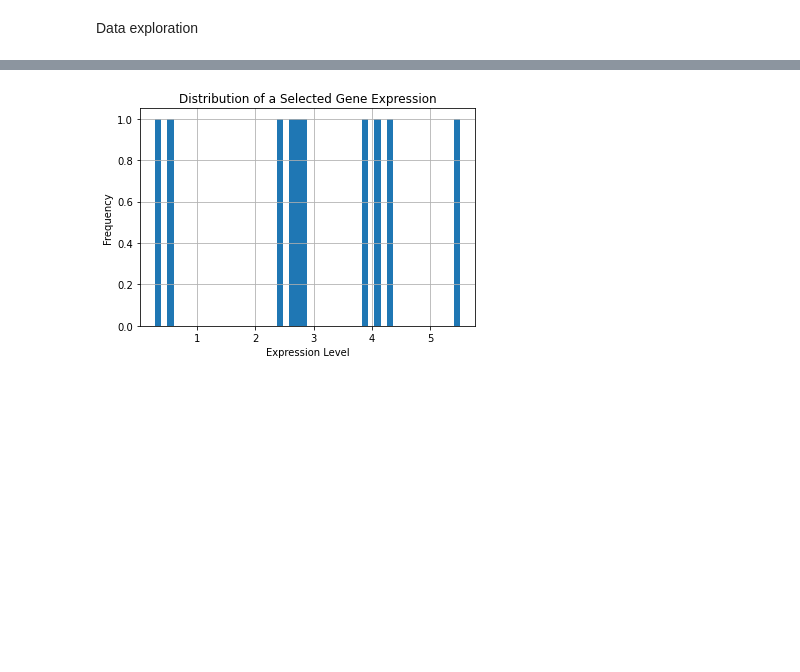
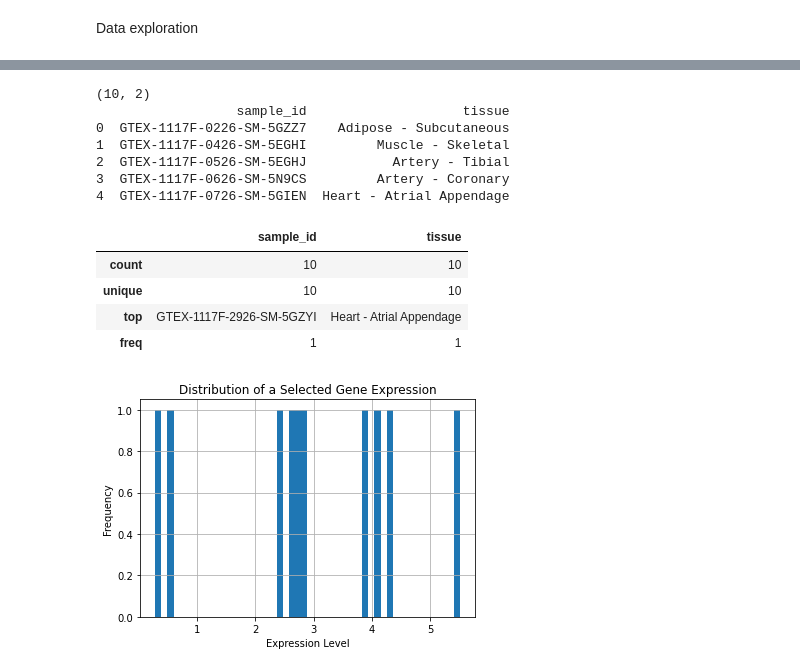
Before and after one commit to notaiax/Prediction-of-protein-isoforms-using-semi-supervised-learning, a Jupyter notebook: explore_data.ipynb, the cells around one changed output, grey strips where cells are left out. Drawn from its saved outputs; the diff is of its cells as text; code cells hidden in the pictures; blank space fills up the shorter version.

```diff
--- a/aiax_project.ipynb
+++ b/explore_data.ipynb
@@ -65,3 +153,22 @@ archs4_chunk.describe()
+# %%
+chunk = gtex_tissue_chunk
+
+print(chunk.shape)
+print(chunk.head())
+chunk.describe()
+# %% [output]
+(10, 2)
+                  sample_id                    tissue
+0  GTEX-1117F-0226-SM-5GZZ7    Adipose - Subcutaneous
+1  GTEX-1117F-0426-SM-5EGHI         Muscle - Skeletal
+2  GTEX-1117F-0526-SM-5EGHJ           Artery - Tibial
+3  GTEX-1117F-0626-SM-5N9CS         Artery - Coronary
+4  GTEX-1117F-0726-SM-5GIEN  Heart - Atrial Appendage
+|  | sample_id | tissue |
+| count | 10 | 10 |
+| unique | 10 | 10 |
+| top | GTEX-1117F-2926-SM-5GZYI | Heart - Atrial Appendage |
+| freq | 1 | 1 |
 # %%
 # Histogram for a selected column in archs4_chunk
 archs4_chunk.iloc[:, 1].hist(bins=50)
```
Also changed, not shown: parts of 5 cells of this notebook.
